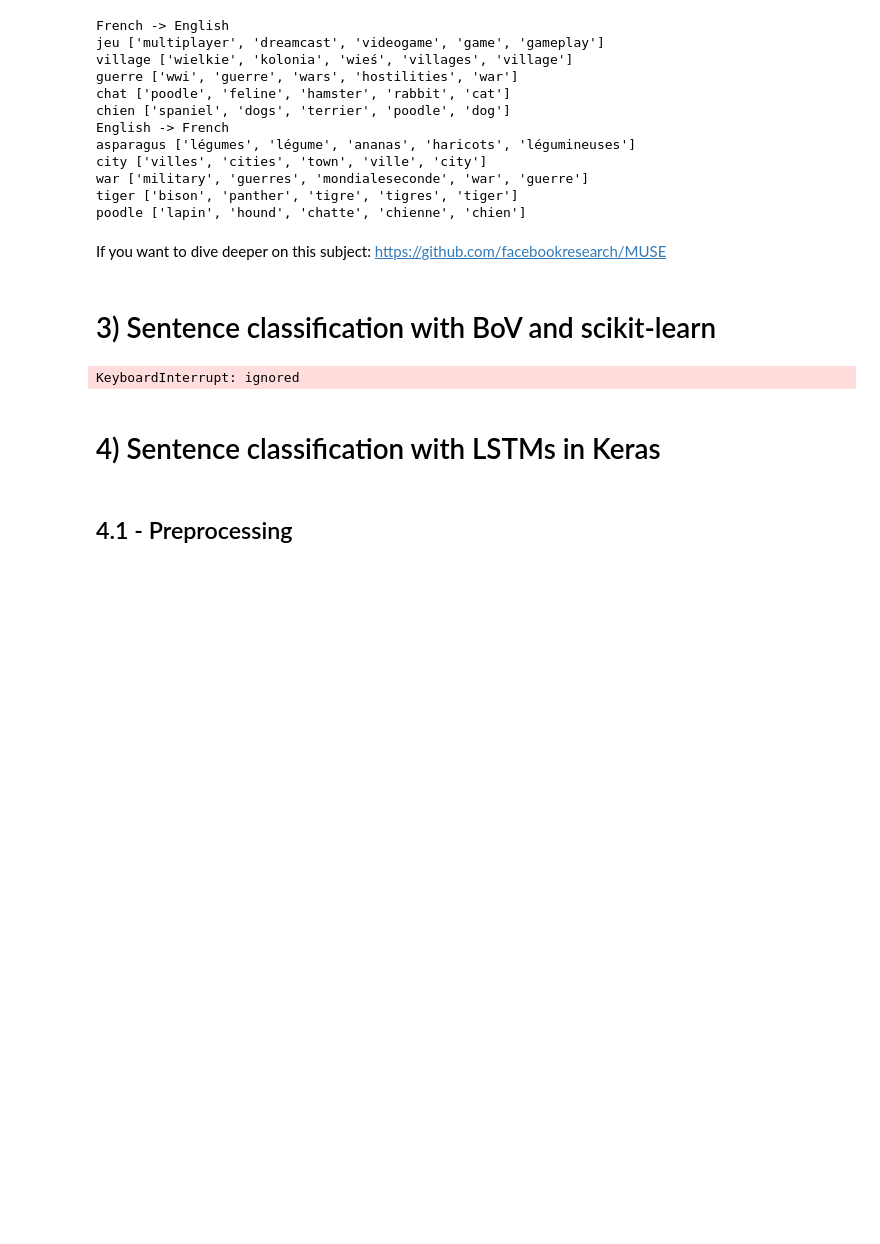
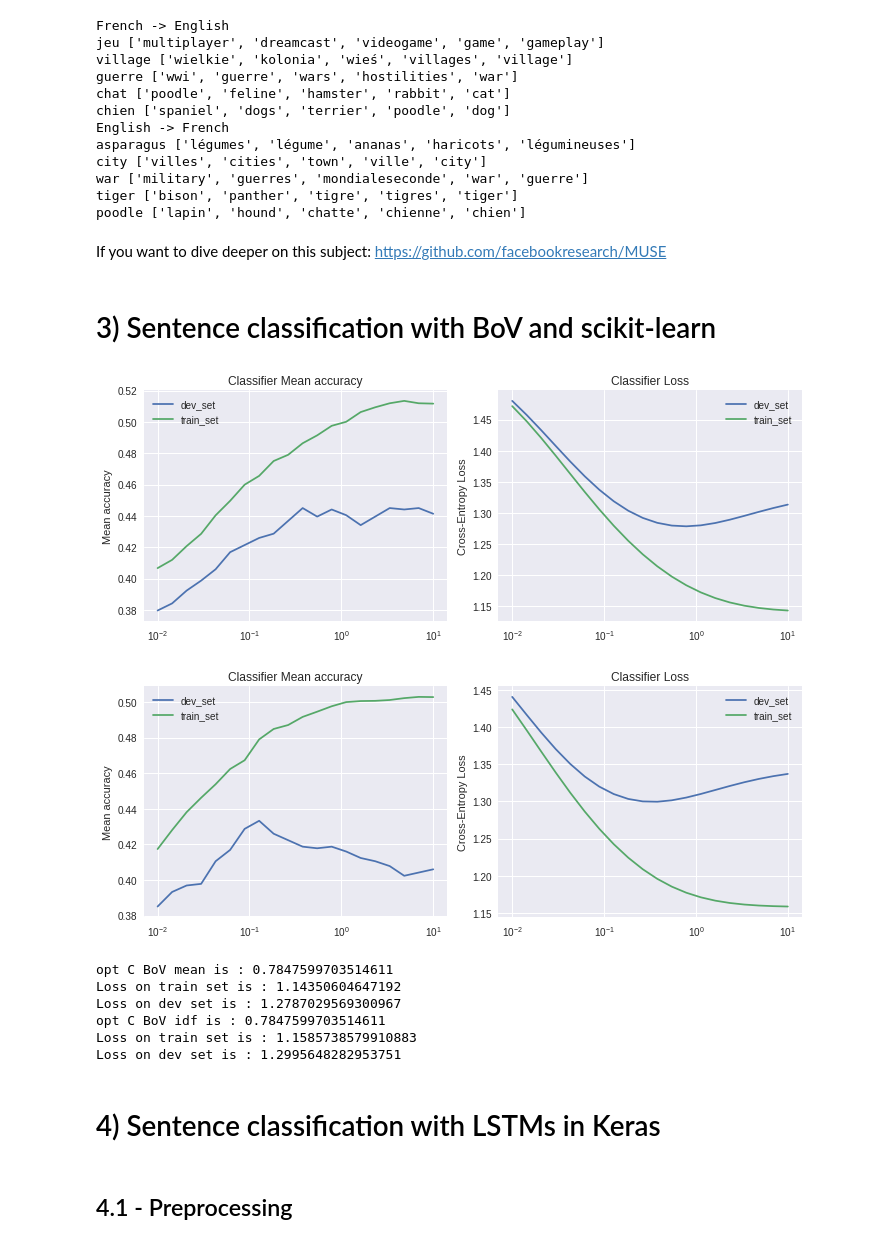
Before and after one commit to babar21/Deep_Learning_MVA, a Jupyter notebook: nlp_project.ipynb, the cells around one changed output. Cells and saved outputs as stored; diff of their text form; code cells hidden in the pictures; blank space fills up the shorter version.

```diff
--- a/nlp_project.ipynb
+++ b/nlp_project.ipynb
@@ -329,7 +329,7 @@ import matplotlib.pyplot as plt
 
 # TYPE CODE HERE
 def tune_model(X_train, Y_train, X_dev, Y_dev):
-    list_C = np.logspace(-2, 1, num=100)
+    list_C = np.logspace(-2, 1, num=20)
     list_acc_dev = []
     list_acc_train = []
     list_loss_dev = []
@@ -365,34 +365,41 @@ def plot_tunning(list_C, list_acc_dev, list_acc_train, list_loss_dev, list_loss_
         plt.xscale('log')
     plt.title('Classifier Loss')
     plt.ylabel('Cross-Entropy Loss')
     plt.legend()
 
     plt.tight_layout()
     plt.show()
     return
 
 # BoV-mean
 list_C, list_acc_dev_1, list_acc_train_1, list_loss_dev_1, list_loss_train_1 = tune_model(X_train_1, Y_train,
                                                                                              X_dev_1, Y_dev)
 # BoV-idf
 list_C, list_acc_dev_2, list_acc_train_2, list_loss_dev_2, list_loss_train_2 = tune_model(X_train_2, Y_train,
                                                                                               X_dev_2, Y_dev)
 
 plot_tunning(list_C, list_acc_dev_1, list_acc_train_1, list_loss_dev_1, list_loss_train_1)
 plot_tunning(list_C, list_acc_dev_2, list_acc_train_2, list_loss_dev_2, list_loss_train_2)
 
 
 opt_C_mean = list_C[np.argmin(list_loss_dev_1)]
 print('opt C BoV mean is : {}'.format(opt_C_mean))
 print('Loss on train set is : {}'.format(np.min(list_loss_train_1)))
 print('Loss on dev set is : {}'.format(np.min(list_loss_dev_1)))
 
 opt_C_idf = list_C[np.argmin(list_loss_dev_2)]
 print('opt C BoV idf is : {}'.format(opt_C_mean))
 print('Loss on train set is : {}'.format(np.min(list_loss_train_2)))
 print('Loss on dev set is : {}'.format(np.min(list_loss_dev_2)))
 # %% [output]
+[figure, added]
+[figure, added]
-KeyboardInterrupt: ignored
+opt C BoV mean is : 0.7847599703514611
+Loss on train set is : 1.14350604647192
+Loss on dev set is : 1.2787029569300967
+opt C BoV idf is : 0.7847599703514611
+Loss on train set is : 1.1585738579910883
+Loss on dev set is : 1.2995648282953751
 # %%
 # 4 - Produce 2210 predictions for the test set (in the same order). One line = one prediction (=0,1,2,3,4).
 #     Attach the output file "logreg_bov_y_test_sst.txt" to your deliverable.
```
Also changed, not shown: parts of 3 cells of this notebook.
